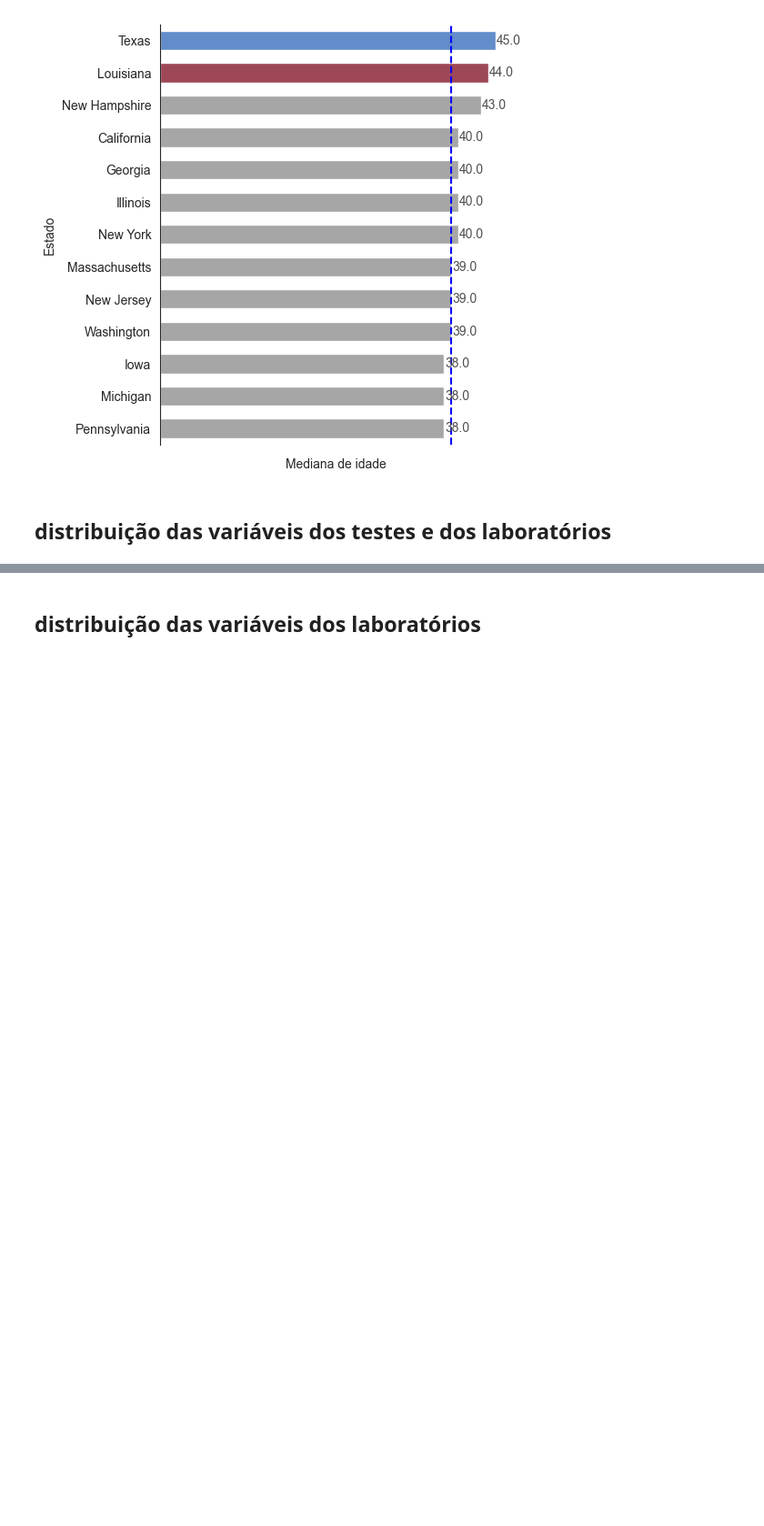
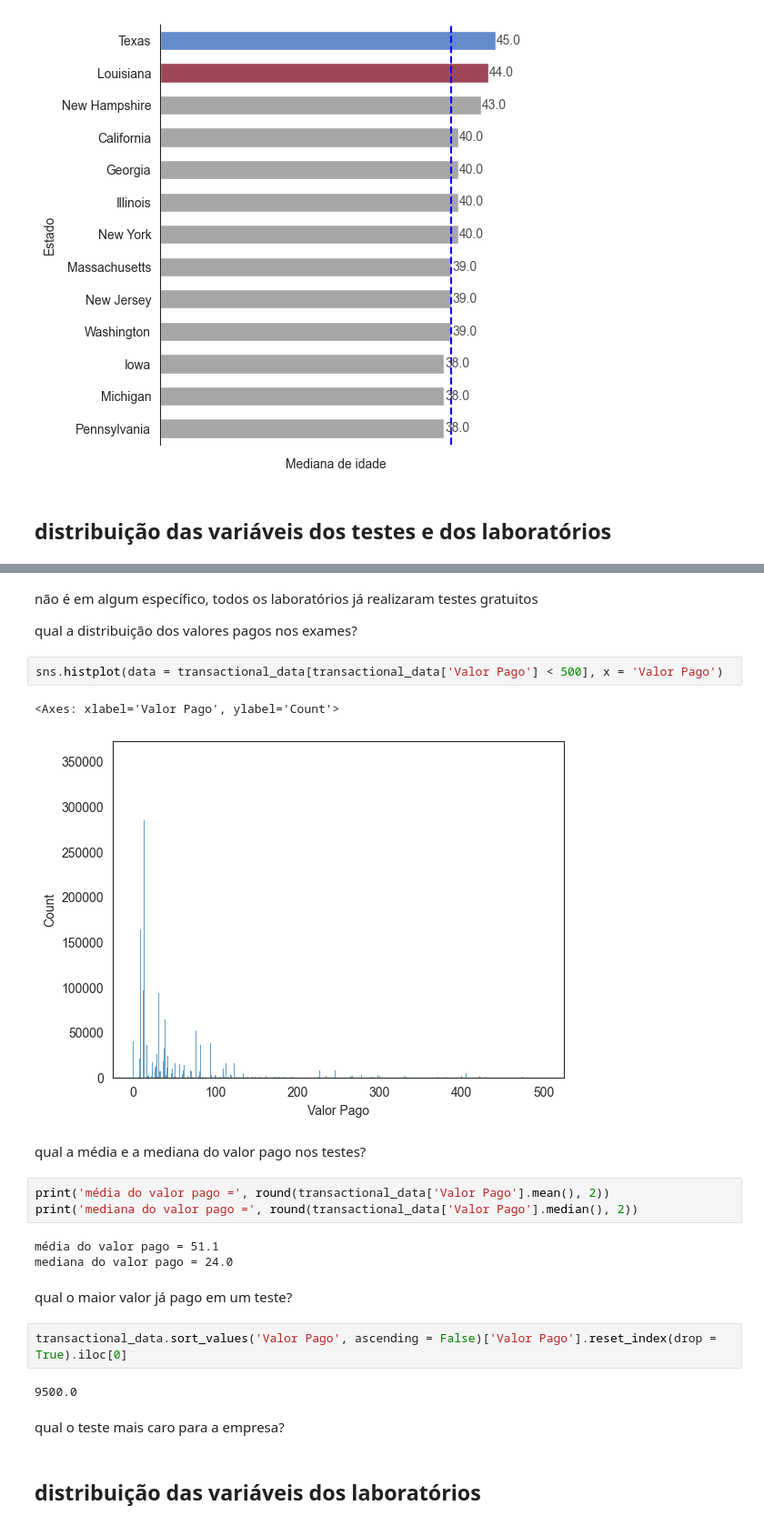
Before and after one commit to leticiafaria7/case-elogroup, a Jupyter notebook: 2_analise-exploratoria.ipynb, the cells around one changed output, grey strips where cells are left out. Shown at 91% size. Cells and saved outputs as stored; diff of their text form; blank space fills up the shorter version.

```diff
--- a/2_analise-exploratoria.ipynb
+++ b/2_analise-exploratoria.ipynb
@@ -475,3 +629,28 @@ The default value of numeric_only in DataFrameGroupBy.median is deprecated. In a
+# %% [markdown]
+não é em algum específico, todos os laboratórios já realizaram testes gratuitos
+
+qual a distribuição dos valores pagos nos exames?
+# %%
+sns.histplot(data = transactional_data[transactional_data['Valor Pago'] < 500], x = 'Valor Pago')
+# %% [output]
+<Axes: xlabel='Valor Pago', ylabel='Count'>
+[figure, added]
+# %% [markdown]
+qual a média e a mediana do valor pago nos testes?
+# %%
+print('média do valor pago =', round(transactional_data['Valor Pago'].mean(), 2))
+print('mediana do valor pago =', round(transactional_data['Valor Pago'].median(), 2))
+# %% [output]
+média do valor pago = 51.1
+mediana do valor pago = 24.0
+# %% [markdown]
+qual o maior valor já pago em um teste?
+# %%
+transactional_data.sort_values('Valor Pago', ascending = False)['Valor Pago'].reset_index(drop = True).iloc[0]
+# %% [output]
+9500.0
+# %% [markdown]
+qual o teste mais caro para a empresa?
 # %% [markdown]
 ## distribuição das variáveis dos laboratórios
 # %%
```
Also changed, not shown: parts of 20 cells of this notebook.
